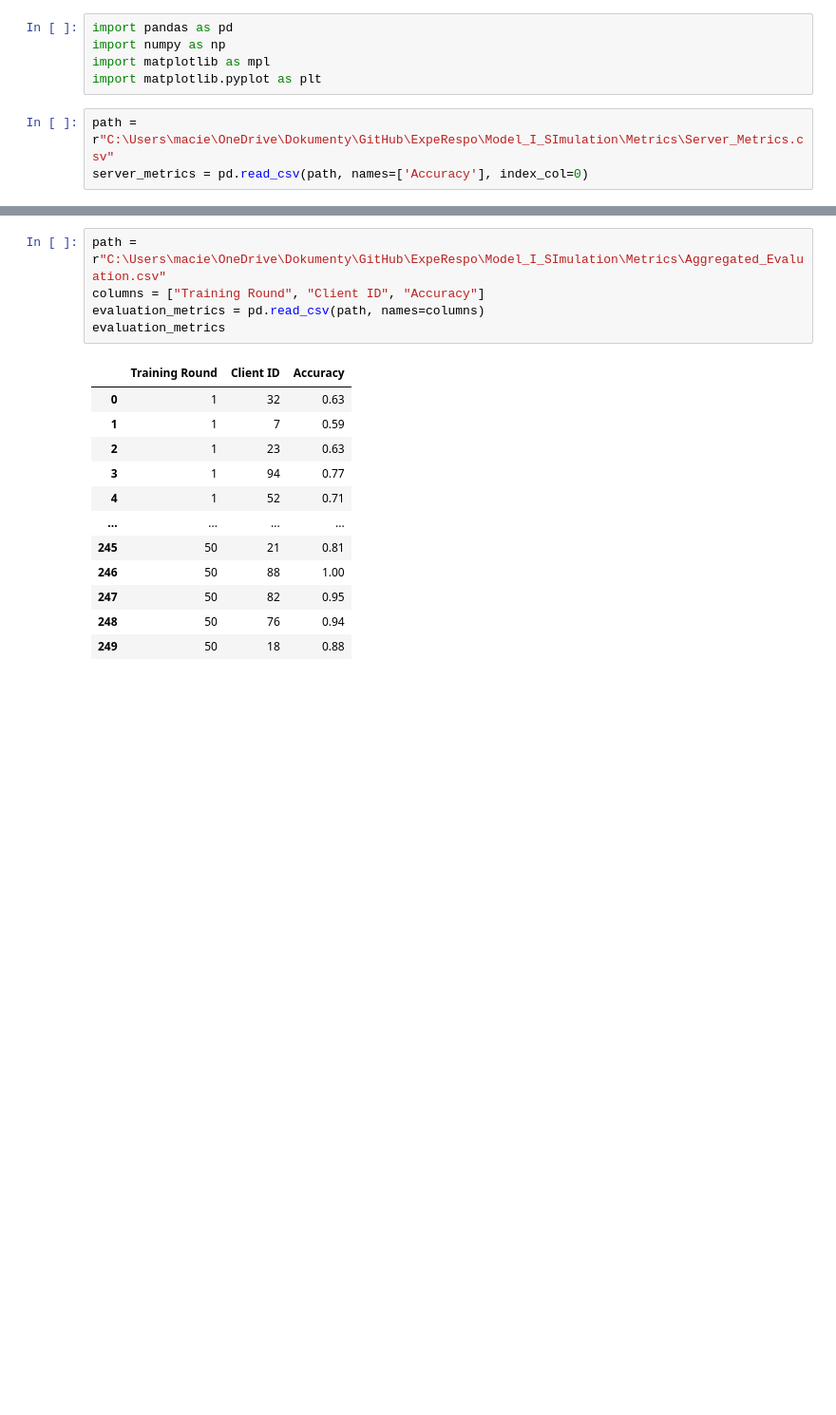
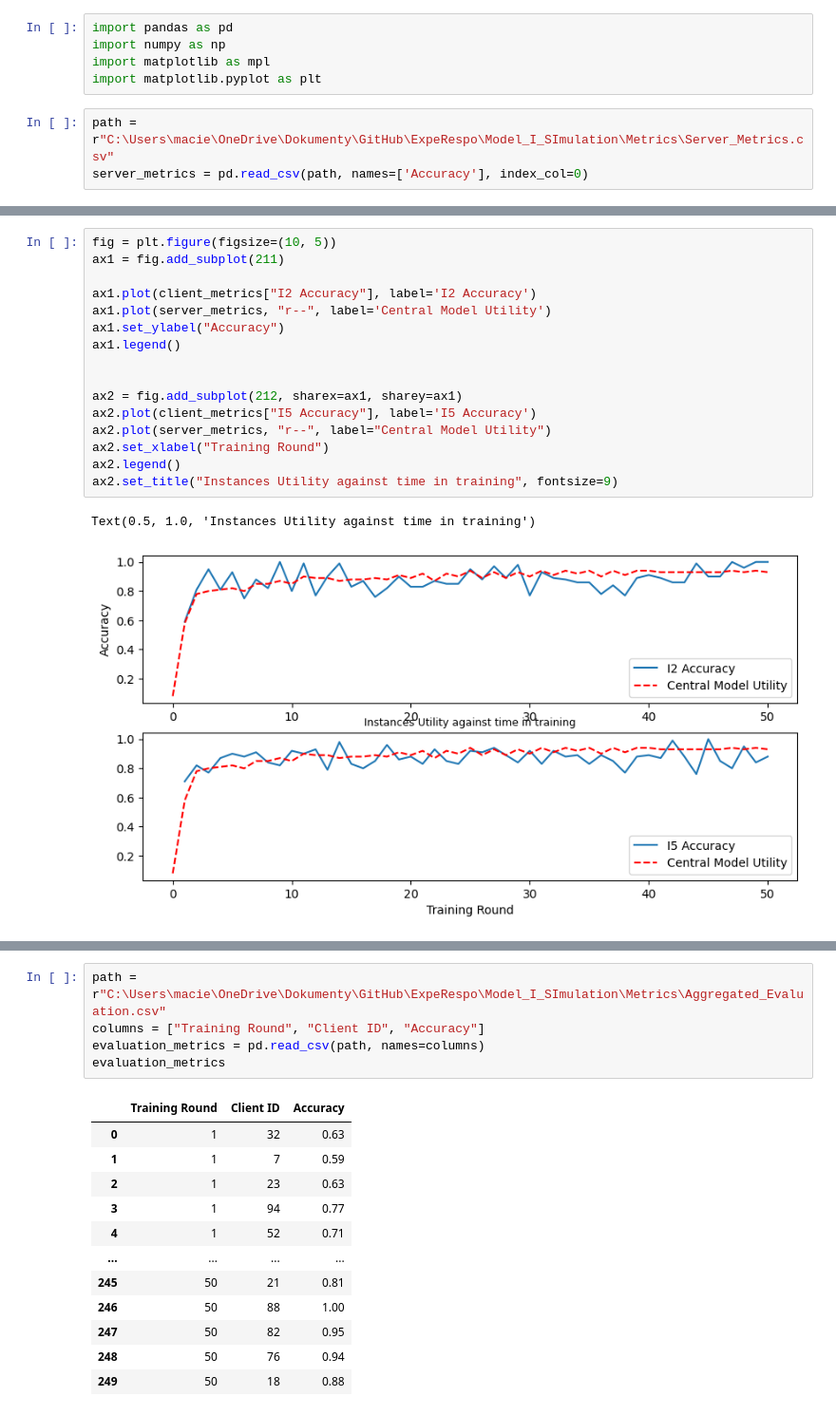
Before and after one commit to MKZuziak/ExpeRespo, a Jupyter notebook: Model_I_SImulation/Jupyter_Analysis/31.10.2022.ipynb, the cells around one changed output, grey strips where cells are left out. Shown at 95% size. Cells and saved outputs as stored; diff of their text form; blank space fills up the shorter version.

```diff
--- a/Model_I_SImulation/Jupyter_Analysis/31.10.2022.ipynb
+++ b/Model_I_SImulation/Jupyter_Analysis/31.10.2022.ipynb
@@ -47,3 +36,22 @@ client_metrics.iloc[:, 0:5].plot(xlabel='Training Round', ylabel='Accuracy', tit
+# %%
+fig = plt.figure(figsize=(10, 5))
+ax1 = fig.add_subplot(211)
+
+ax1.plot(client_metrics["I2 Accuracy"], label='I2 Accuracy')
+ax1.plot(server_metrics, "r--", label='Central Model Utility')
+ax1.set_ylabel("Accuracy")
+ax1.legend()
+
+
+ax2 = fig.add_subplot(212, sharex=ax1, sharey=ax1)
+ax2.plot(client_metrics["I5 Accuracy"], label='I5 Accuracy')
+ax2.plot(server_metrics, "r--", label="Central Model Utility")
+ax2.set_xlabel("Training Round")
+ax2.legend()
+ax2.set_title("Instances Utility against time in training", fontsize=9)
+# %% [output]
+Text(0.5, 1.0, 'Instances Utility against time in training')
+[figure, added]
 # %%
 fig = plt.figure(figsize=(10, 5))
 ax = fig.add_subplot(111)
```
Also changed, not shown: parts of 14 cells of this notebook.
